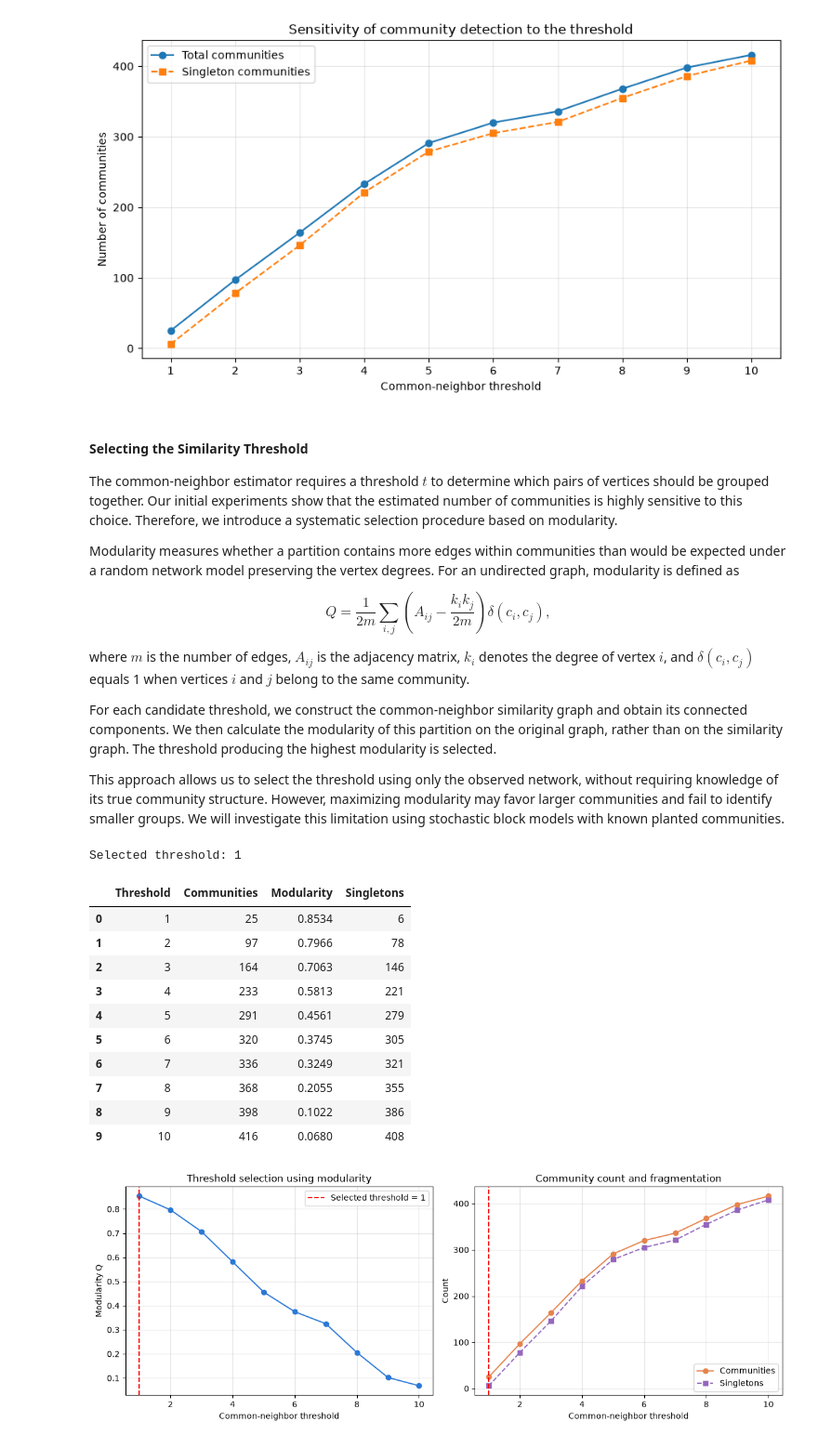
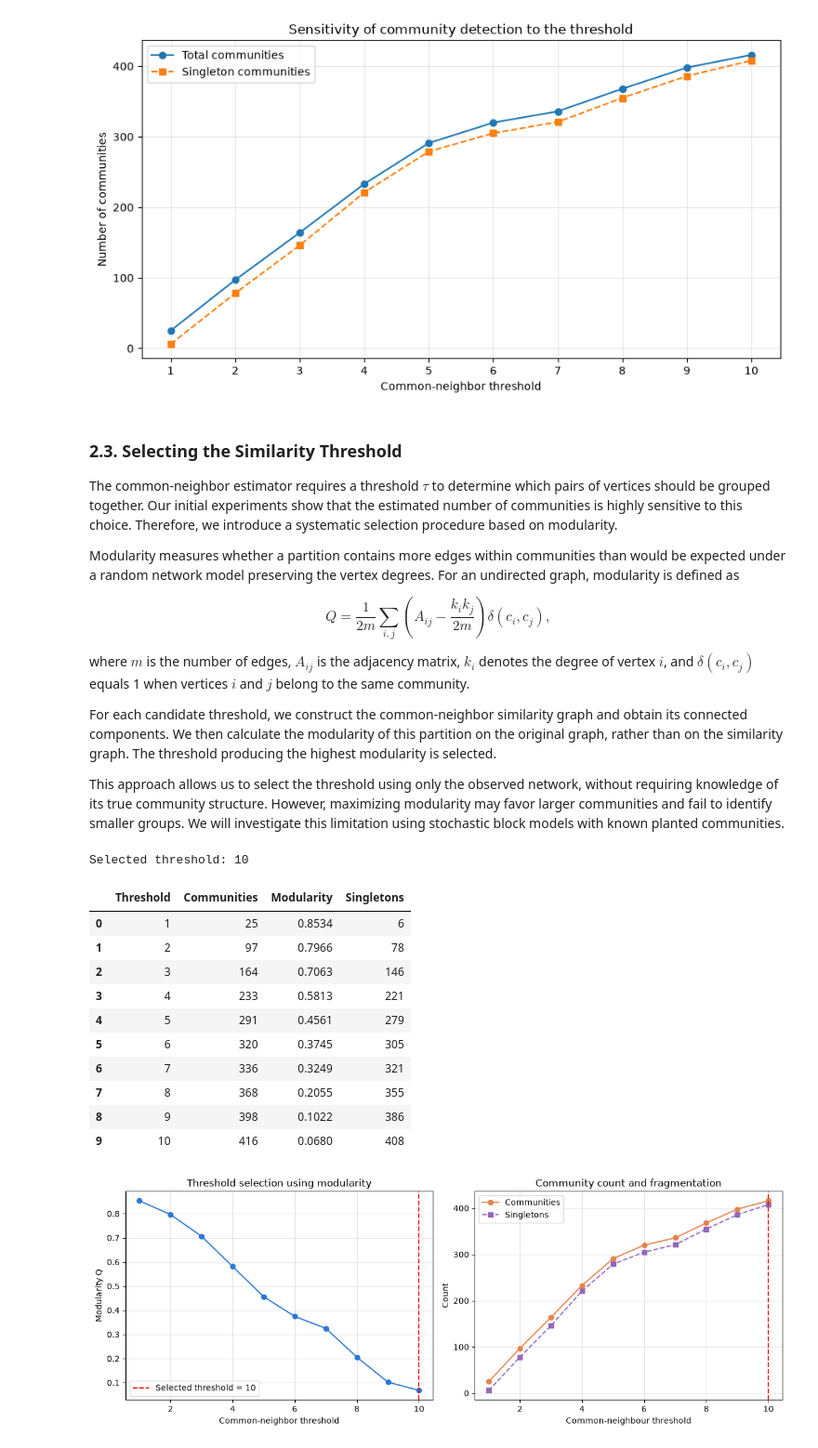
Before and after one commit to MatheoLeMercier/Group_20_Project_3, a Jupyter notebook: Group_20_Project_3_.ipynb, the cells around one changed output. Shown at 93% size. Saved outputs shown, nothing was run; the diff lists cells and outputs as text; code cells hidden in the pictures.

```diff
--- a/Group_20_Project_3_.ipynb
+++ b/Group_20_Project_3_.ipynb
@@ -276,9 +276,9 @@ plt.show()
 # %% [output]
 [figure]
 # %% [markdown]
-#### Selecting the Similarity Threshold
+### 2.3. Selecting the Similarity Threshold
 
-The common-neighbor estimator requires a threshold $t$ to determine which pairs of vertices should be grouped together. Our initial experiments show that the estimated number of communities is highly sensitive to this choice. Therefore, we introduce a systematic selection procedure based on modularity.
+The common-neighbor estimator requires a threshold $\tau$ to determine which pairs of vertices should be grouped together. Our initial experiments show that the estimated number of communities is highly sensitive to this choice. Therefore, we introduce a systematic selection procedure based on modularity.
 
 Modularity measures whether a partition contains more edges within communities than would be expected under a random network model preserving the vertex degrees. For an undirected graph, modularity is defined as
 
@@ -324,7 +324,8 @@ def select_threshold(G, thresholds=range(1, 11)):
 
     results = pd.DataFrame(results)
 
-    best_index = results["Modularity"].idxmax()
+    # best_index = results["Modularity"].idxmax()
+    best_index = results["Modularity"].idxmin()
     best_threshold = int(results.loc[best_index, "Threshold"])
 
     return best_threshold, results
@@ -337,7 +338,7 @@ best_t, selection_results = select_threshold(
 print(f"Selected threshold: {best_t}")
 display(selection_results.round(4))
 # %% [output]
-Selected threshold: 1
+Selected threshold: 10
 |  | Threshold | Communities | Modularity | Singletons |
 | 0 | 1 | 25 | 0.8534 | 6 |
 | 1 | 2 | 97 | 0.7966 | 78 |
@@ -366,33 +367,33 @@ axes[0].axvline(
 axes[0].set_xlabel("Common-neighbor threshold")
 axes[0].set_ylabel("Modularity Q")
 axes[0].set_title("Threshold selection using modularity")
 axes[0].legend()
 axes[0].grid(alpha=0.3)
 
 axes[1].plot(
     selection_results["Threshold"],
     selection_results["Communities"],
     "o-", color="#e6834d",
     label="Communities"
 )
 
 axes[1].plot(
     selection_results["Threshold"],
     selection_results["Singletons"],
     "s--", color="#9467bd",
     label="Singletons"
 )
 
 axes[1].axvline(best_t, color="red", linestyle="--")
 
-axes[1].set_xlabel("Common-neighbor threshold")
+axes[1].set_xlabel("Common-neighbour threshold")
 axes[1].set_ylabel("Count")
 axes[1].set_title("Community count and fragmentation")
 axes[1].legend()
 axes[1].grid(alpha=0.3)
 
 plt.tight_layout()
 plt.show()
 # %% [output]
-[figure, old version]
+[figure, new version]
 # %% [markdown]
```
Also changed, not shown: parts of 25 cells of this notebook.
